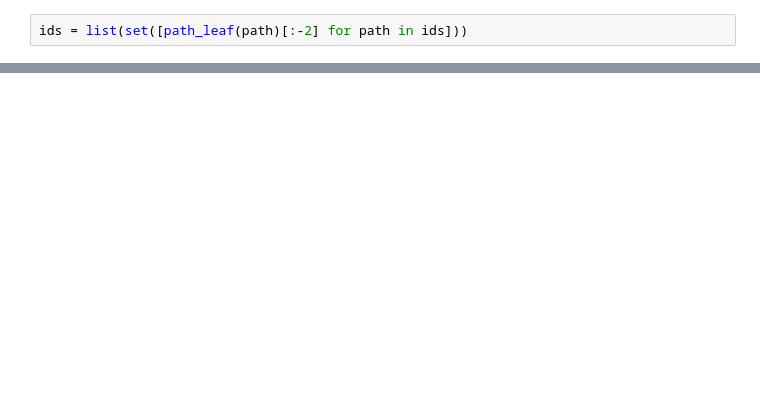
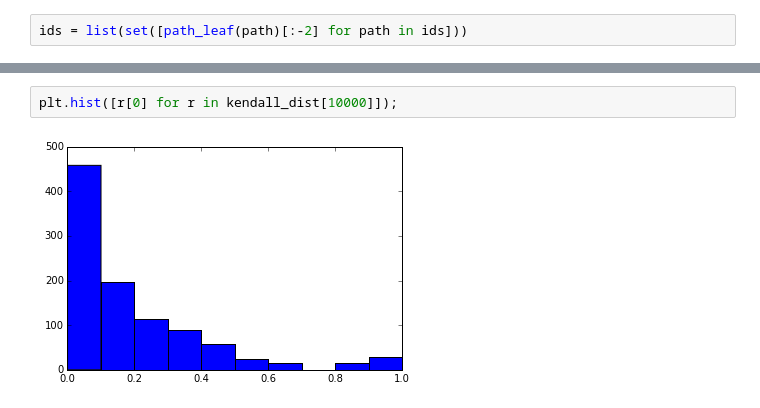
Before and after one commit to eliavb/all_distance_sketch, a Jupyter notebook: reverse_rank_vs_distance.ipynb, the cells around one changed output, grey strips where cells are left out. Saved outputs shown, nothing was run; the diff lists cells and outputs as text; blank space fills up the shorter version.

```diff
--- a/reverse_rank_vs_distance.ipynb
+++ b/reverse_rank_vs_distance.ipynb
@@ -91,0 +113,4 @@ dist_ = [r[1] for r in kendall_dist[100]]
+# %%
+plt.hist([r[0] for r in kendall_dist[10000]]);
+# %% [output]
+[figure, added]
```
Also changed, not shown: parts of 26 cells of this notebook, 3 other files.
